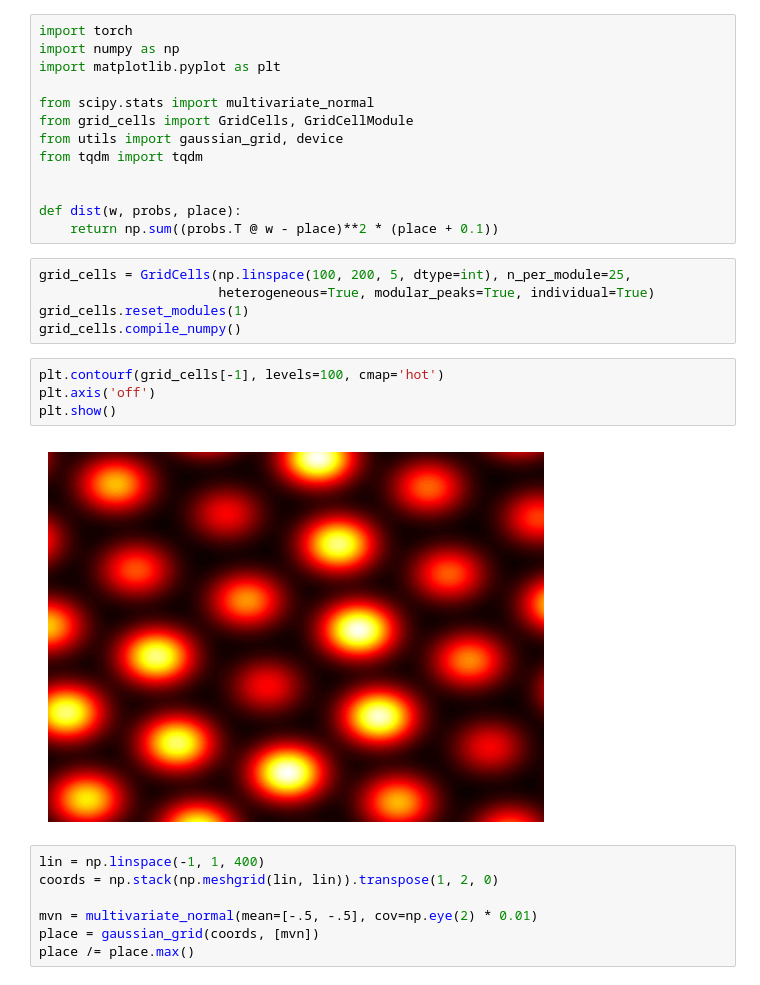
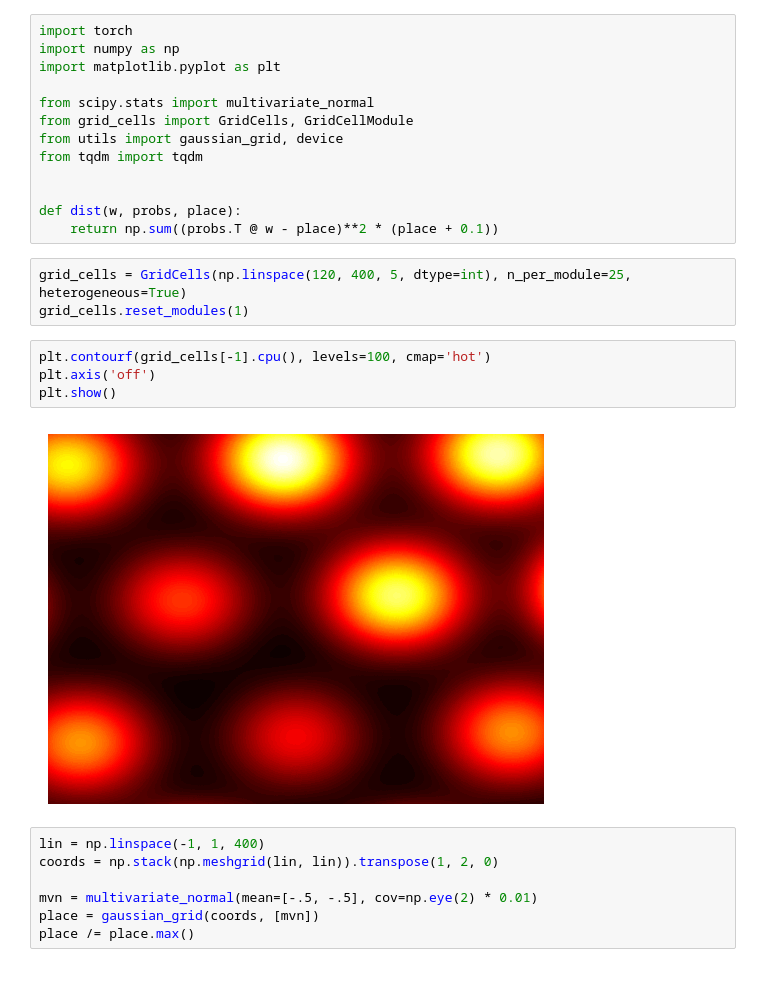
Before and after one commit to ChackMociute/Master-Thesis, a Jupyter notebook: grid_cells.ipynb, the cells around one changed output. Saved outputs shown, nothing was run; the diff lists cells and outputs as text.

```diff
--- a/grid_cells.ipynb
+++ b/grid_cells.ipynb
@@ -14,16 +14,14 @@ from tqdm import tqdm
 def dist(w, probs, place):
     return np.sum((probs.T @ w - place)**2 * (place + 0.1))
 # %%
-grid_cells = GridCells(np.linspace(100, 200, 5, dtype=int), n_per_module=25,
-                       heterogeneous=True, modular_peaks=True, individual=True)
+grid_cells = GridCells(np.linspace(120, 400, 5, dtype=int), n_per_module=25, heterogeneous=True)
 grid_cells.reset_modules(1)
-grid_cells.compile_numpy()
 # %%
-plt.contourf(grid_cells[-1], levels=100, cmap='hot')
+plt.contourf(grid_cells[-1].cpu(), levels=100, cmap='hot')
 plt.axis('off')
 plt.show()
 # %% [output]
-[figure, old version]
+[figure, new version]
 # %%
 lin = np.linspace(-1, 1, 400)
 coords = np.stack(np.meshgrid(lin, lin)).transpose(1, 2, 0)
```
Also changed, not shown: parts of 13 cells of this notebook, 1 other file.
